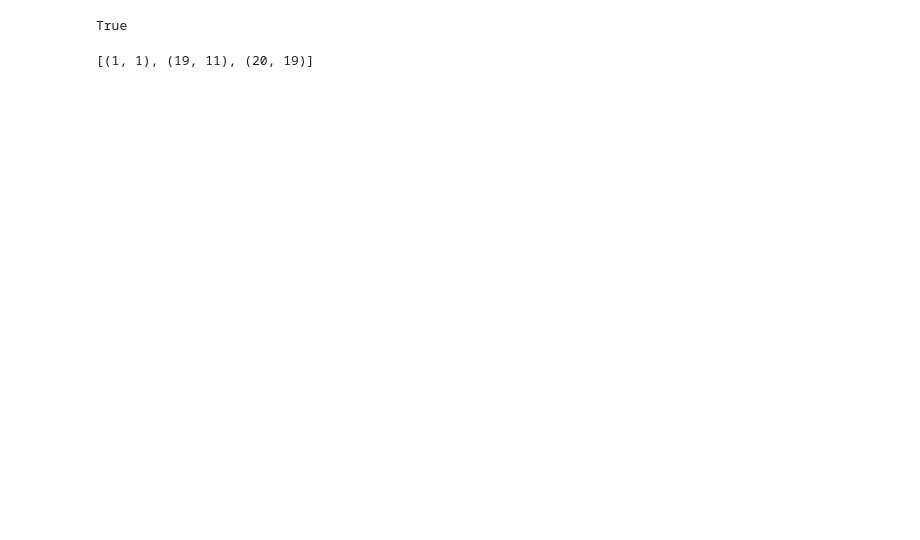
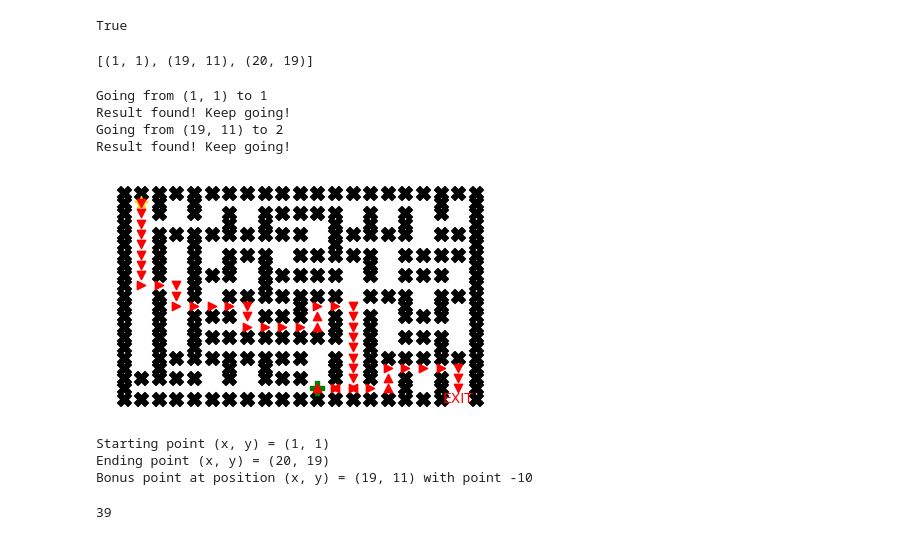
Before and after one commit to hungngocphat01/HCMUS-IntroAI-Project01-Pathfinding, a Jupyter notebook: source/Untitled.ipynb, the cells around one changed output. Saved outputs shown, nothing was run; the diff lists cells and outputs as text; code cells hidden in the pictures; blank space fills up the shorter version.

```diff
--- a/source/Untitled.ipynb
+++ b/source/Untitled.ipynb
@@ -109,5 +32,5 @@ Astar(rg, manhattan_heuristic)
 # %% [output]
 True
 # %%
-path, cost = rg.get_path()
+journey, _ = rg.get_path()
 # %%
@@ -115,2 +38,21 @@ path
 # %% [output]
 [(1, 1), (19, 11), (20, 19)]
+# %%
+wrapped_Astar = lambda graph, start, end: Astar(graph, manhattan_heuristic, start, end)
+journey = bonus_traversal_wrapper(g, wrapped_Astar, journey)
+# %% [output]
+Going from (1, 1) to 1
+Result found! Keep going!
+Going from (19, 11) to 2
+Result found! Keep going!
+# %%
+visited, path, cost = process_journey(g, journey)
+# %%
+g.visualize(path)
+cost
+# %% [output]
+[figure, added]
+Starting point (x, y) = (1, 1)
+Ending point (x, y) = (20, 19)
+Bonus point at position (x, y) = (19, 11) with point -10
+39
```
Also changed, not shown: parts of 7 cells of this notebook, 15 other files.
